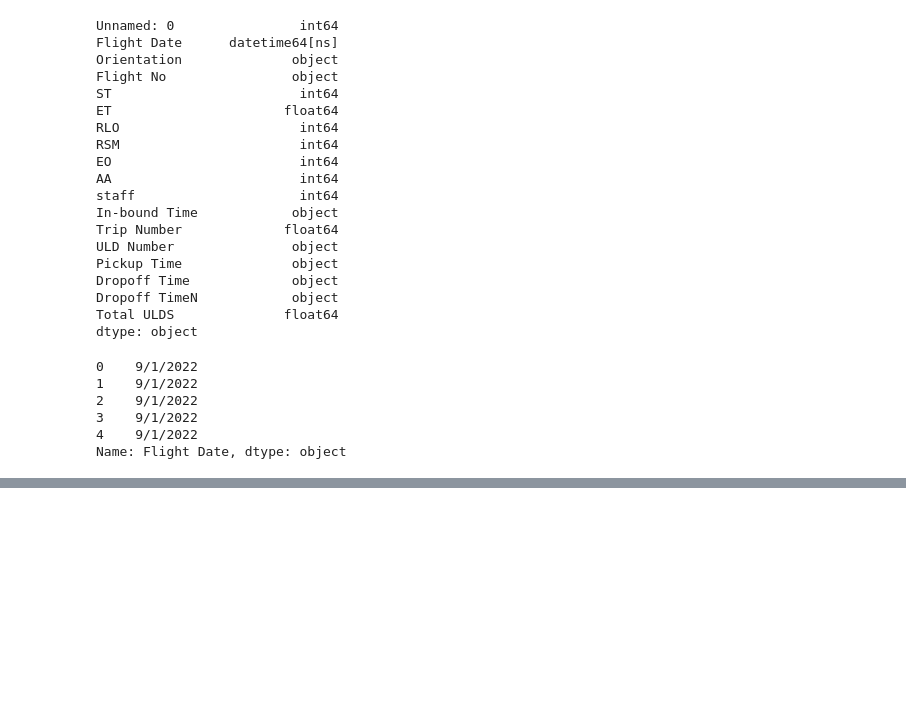
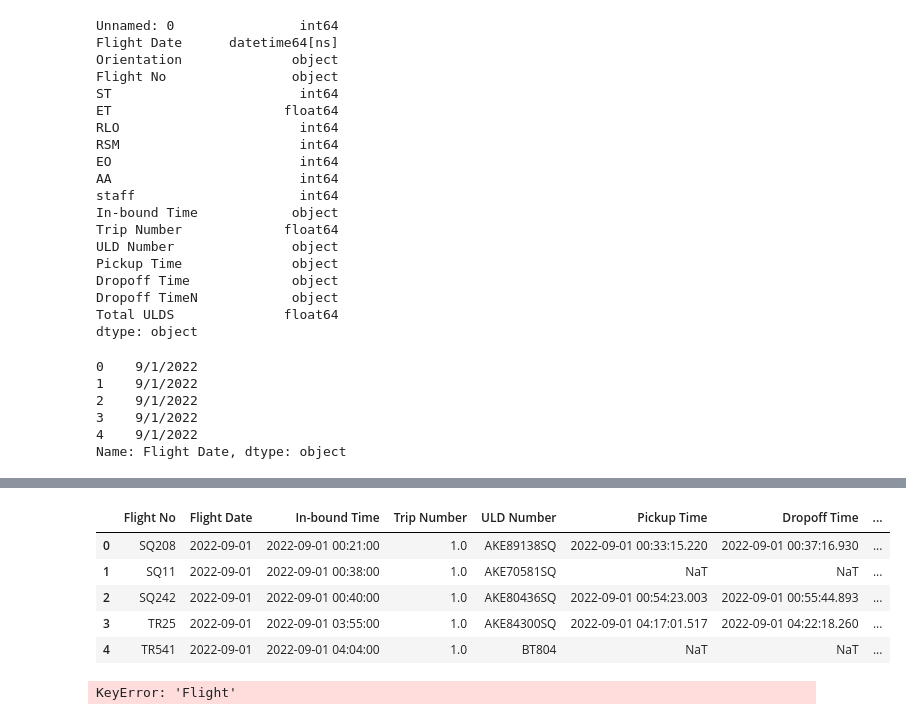
Before and after one commit to mishi-sarfraz/pythonProjects, a Jupyter notebook: FlightData.ipynb, the cells around one changed output, grey strips where cells are left out. Saved outputs shown, nothing was run; the diff lists cells and outputs as text; code cells hidden in the pictures; blank space fills up the shorter version.

```diff
--- a/FlightData.ipynb
+++ b/FlightData.ipynb
@@ -1247,0 +1608,20 @@ Name: Flight Date, dtype: object
+# %%
+datastaffBugagge=dataBugagge.merge(datastaff,on=['Flight Date','Flight No'],how='left')
+# %%
+datastaffBugagge.head()
+# %% [output]
+|  | Flight No | Flight Date | In-bound Time | Trip Number | ULD Number | Pickup Time | Dropoff Time | ... |
+| 0 | SQ208 | 2022-09-01 | 2022-09-01 00:21:00 | 1.0 | AKE89138SQ | 2022-09-01 00:33:15.220 | 2022-09-01 00:37:16.930 | ... |
+| 1 | SQ11 | 2022-09-01 | 2022-09-01 00:38:00 | 1.0 | AKE70581SQ | NaT | NaT | ... |
+| 2 | SQ242 | 2022-09-01 | 2022-09-01 00:40:00 | 1.0 | AKE80436SQ | 2022-09-01 00:54:23.003 | 2022-09-01 00:55:44.893 | ... |
+| 3 | TR25 | 2022-09-01 | 2022-09-01 03:55:00 | 1.0 | AKE84300SQ | 2022-09-01 04:17:01.517 | 2022-09-01 04:22:18.260 | ... |
+| 4 | TR541 | 2022-09-01 | 2022-09-01 04:04:00 | 1.0 | BT804 | NaT | NaT | ... |
+# %%
+# find all the flights which are present in datastaff and not present in dataBugagge for each day and save in a data column
+# datastaff = datastaff.assign(Total = datastaff[~datastaff['Flight'].isin(dataBugagge['Flight No'])].groupby(['Flight Date'])['Flight'].count())
+
+
+result=datastaff[~datastaff['Flight'].isin(dataBugagge['Flight No'])].groupby(['Flight Date'])['Flight'].transform.count()
+# datastaff.assign(Total = lambda x: datastaff[~datastaff['Flight'].isin(dataBugagge['Flight No'])].groupby(['Flight Date'])['Flight'].count())
+# %% [output]
+KeyError: 'Flight'
```
Also changed, not shown: parts of 56 cells of this notebook.
